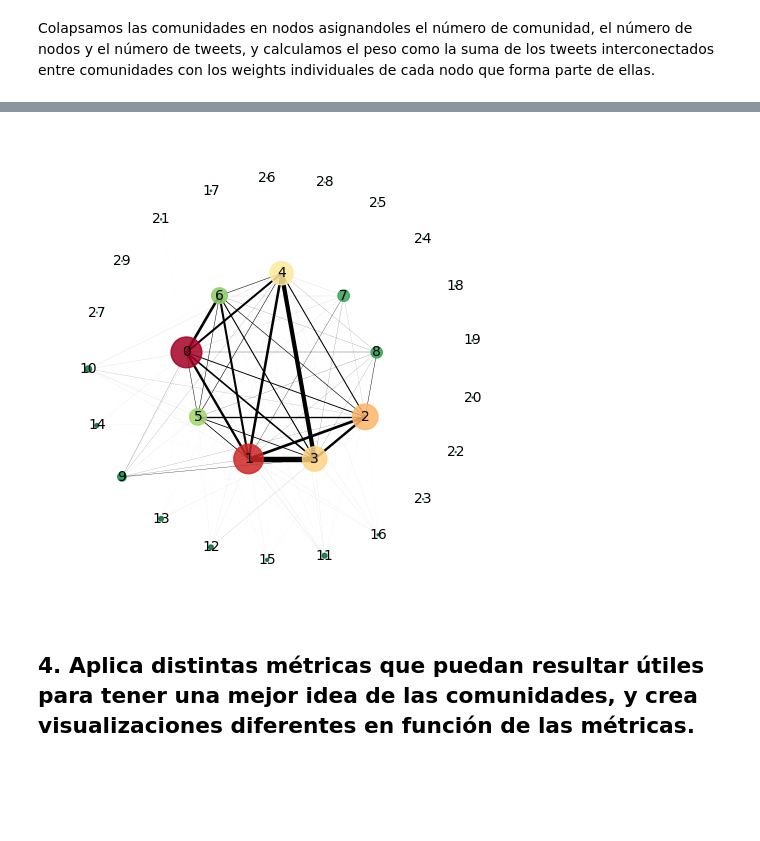
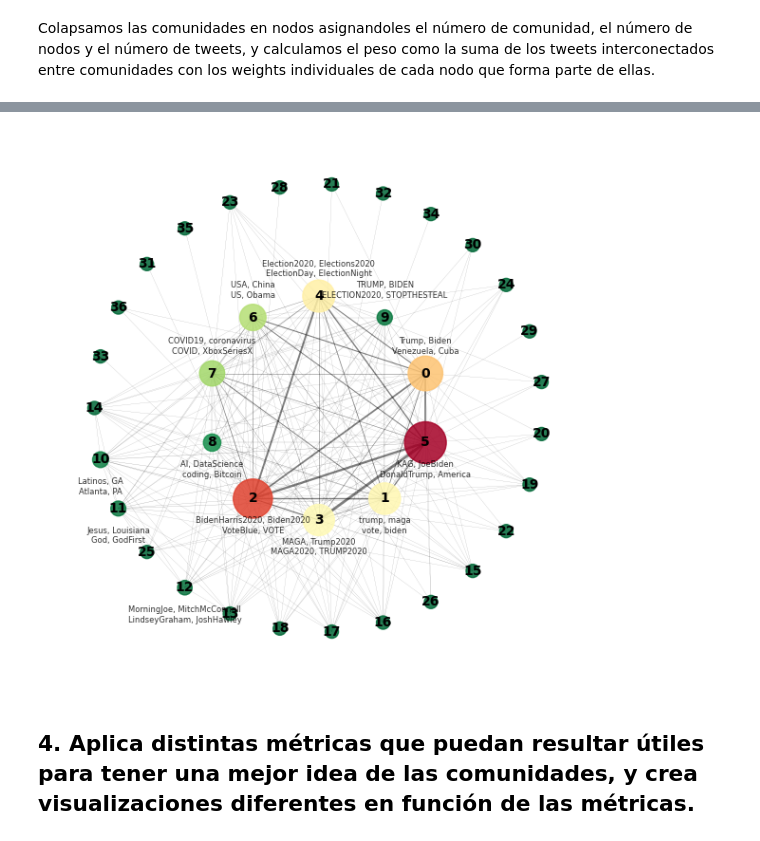
Before and after one commit to luciacuevascsv/analisis_redes_sociales, a Jupyter notebook: Practica I/practicaI.ipynb, the cells around one changed output, grey strips where cells are left out. Saved outputs shown, nothing was run; the diff lists cells and outputs as text; code cells hidden in the pictures; blank space fills up the shorter version.

```diff
--- a/Practica I/practicaI.ipynb
+++ b/Practica I/practicaI.ipynb
@@ -421,35 +502,68 @@ Comunidad 2: 6715 nodos, 7195785 tweets
 # %%
-import matplotlib.colors as mcolors
-
+# Shell layout por tamaño de comunidad
 shells = [
     [n for n in G_coms if G_coms.nodes[n]["size"] > 1000],
     [n for n in G_coms if G_coms.nodes[n]["size"] <= 1000]
 ]
+
+# Elementos
+
 pos = nx.shell_layout(G_coms, shells)
-
-
-sizes = [G_coms.nodes[n]["size"] for n in G_coms.nodes]
-node_sizes = [s / 20 for s in sizes]
-
-norm = mcolors.Normalize(vmin=min(sizes), vmax=max(sizes))
+node_sizes = tamaño_nodos(G_coms, min_size=100, max_size=1000)
+weights = [node_total_weight(G_coms, n) for n in G_coms.nodes()]
+norm = mcolors.Normalize(vmin=min(weights), vmax=max(weights))
 cmap = plt.cm.RdYlGn_r
-node_colors = [cmap(norm(s)) for s in sizes]
-
-edge_widths = [
-    G_coms.edges[u, v]["weight"] * 5
-    for u, v in G_coms.edges
-]
+node_colors = [cmap(norm(w)) for w in weights]
+edge_widths=tamaño_aristas(G_coms, min_width=0.1, max_width=2)
 
 plt.figure(figsize=(6, 6))
 
-nx.draw_networkx_nodes(G_coms, pos, node_size=node_sizes, node_color=node_colors, alpha=0.85)
-nx.draw_networkx_edges(G_coms, pos, width=edge_widths, alpha=1)
-nx.draw_networkx_labels(G_coms, pos, labels={n: n for n in G_coms.nodes}, font_size=10)
+# Nodos
+nx.draw_networkx_nodes(
+    G_coms, pos,
+    node_size=node_sizes,
+    node_color=node_colors,
+    alpha=0.85
+)
+
+# Aristas
+nx.draw_networkx_edges(
+    G_coms, pos,
+    width=edge_widths,
+    alpha=0.5
+)
+
+# Id nodo
+nx.draw_networkx_labels(
+    G_coms,
+    pos,
+    labels={n: n for n in G_coms.nodes},
+    font_size=10,
+    font_weight="bold"
+)
+
+# Si size > 100 imprimir 4 top nodos
+ys = [y for x, y in pos.values()]
+y_median = sum(ys) / len(ys)
+for n, (x, y) in pos.items():
+    if G_coms.nodes[n]["size"] <= 200:
+        continue
+    top4 = G_coms.nodes[n].get("top_10_nodes", [])[:4]
+    if not top4:
+        continue
+    lines = [", ".join(top4[i:i+2]) for i in range(0, len(top4), 2)]
+    text = "\n".join(lines)
+    if y > y_median:
+        va, offset = "bottom", 0.08
+    else:
+        va, offset = "top", -0.08
+    plt.text(x, y + offset, text,fontsize=6, alpha=0.8, ha="center", va=va)
 
 plt.axis("off")
+plt.tight_layout()
 plt.show()
 # %% [output]
-[figure, old version]
+[figure, new version]
 # %% [markdown]
 ## 4. Aplica distintas métricas que puedan resultar útiles para tener una mejor idea de las comunidades, y crea visualizaciones diferentes en función de las métricas.
 # %% [markdown]
```
Also changed, not shown: parts of 38 cells of this notebook.
